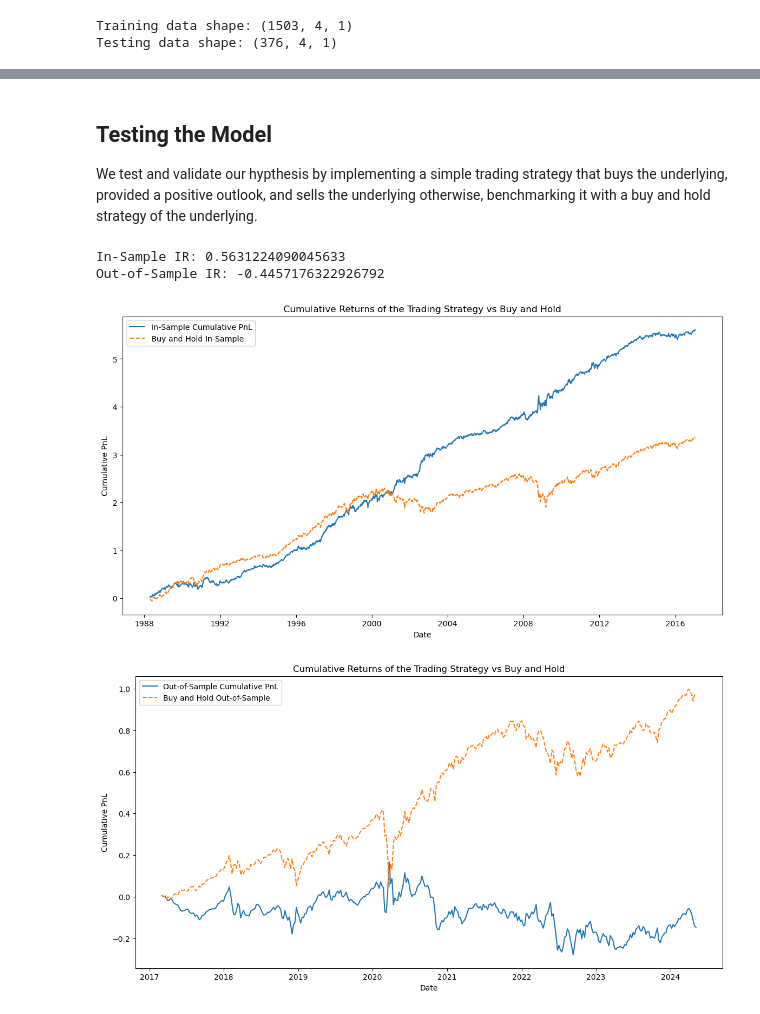
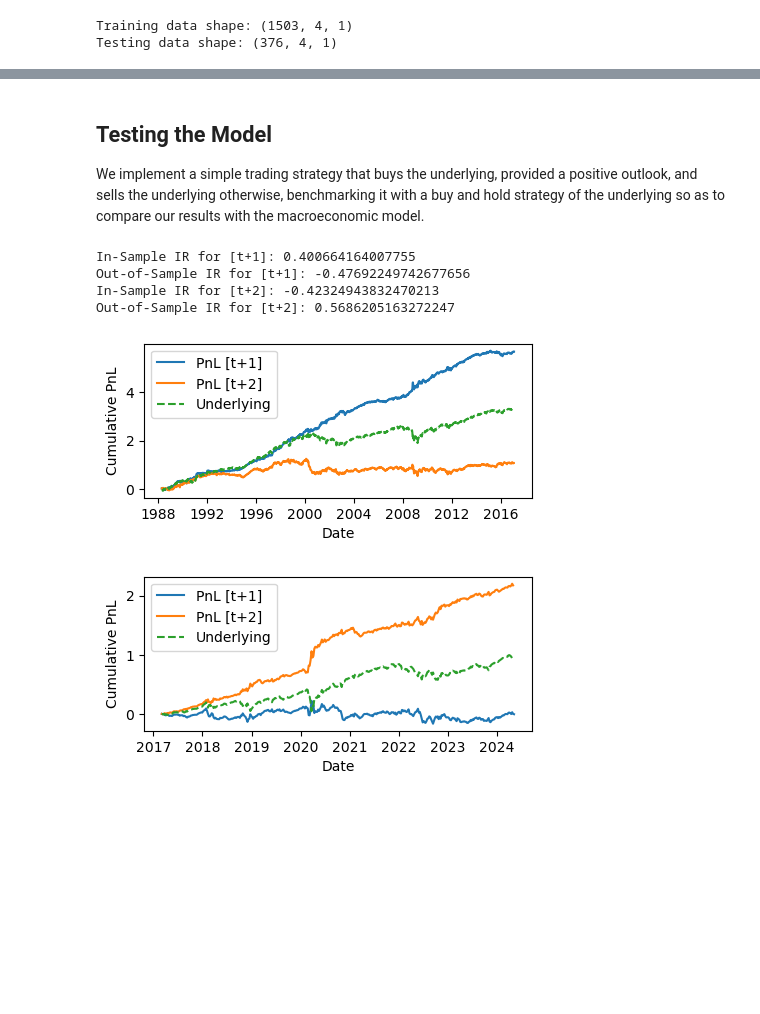
Before and after one commit to dianayjin/ml-based-trading-strategy, a Jupyter notebook: notebooks/1.3-dj-model-comparison.ipynb, the cells around one changed output, grey strips where cells are left out. Saved outputs shown, nothing was run; the diff lists cells and outputs as text; code cells hidden in the pictures; blank space fills up the shorter version.

Commit message:
finalization and results output

```diff
--- a/notebooks/1.3-dj-model-comparison.ipynb
+++ b/notebooks/1.3-dj-model-comparison.ipynb
@@ -213,7 +214,7 @@ Cross-Validation R2: 0.28943192685062147
 # %% [markdown]
 ## Testing the Model
 
-We test and validate our hypthesis by implementing a simple trading strategy that buys the underlying, provided a positive outlook, and sells the underlying otherwise, benchmarking it with a buy and hold strategy of the underlying.
+We implement a simple trading strategy that buys the underlying, provided a positive outlook, and sells the underlying otherwise, benchmarking it with a buy and hold strategy of the underlying so as to compare our results with the macroeconomic model.
 # %%
 # load raw market data
 data = pd.read_excel(os.path.join('..', 'data', 'raw', 'market_data.xlsx'), usecols=['Date', 'PE', 'CPI', 'M2', '_MKT'])
@@ -232,30 +233,40 @@ train_signals = train_signals[1:]
 test_signals = test_signals[1:]
 
 # returns
-def calculate_pnl(signals, returns):
+def calculate_pnl1(signals, returns):
     return signals * returns  # PnL
-
+# check robustness to implementation delay
+def calculate_pnl2(signals, returns):
+    return signals[1:] * returns[:-1]
 # market returns
 market_returns_train = data['_MKT'].iloc[:train_size].pct_change().dropna().values
 market_returns_test = data['_MKT'].iloc[train_size+lag:].pct_change().dropna().values
 
-train_pnl = calculate_pnl(train_signals, market_returns_train)
-test_pnl = calculate_pnl(test_signals, market_returns_test)
+train_pnl1 = calculate_pnl1(train_signals, market_returns_train)
+train_pnl2 = calculate_pnl2(train_signals, market_returns_train)
+test_pnl1 = calculate_pnl1(test_signals, market_returns_test)
+test_pnl2 = calculate_pnl2(test_signals, market_returns_test)
 
 # cumulative returns
-train_cumulative_pnl = np.cumsum(train_pnl[1:])
-test_cumulative_pnl = np.cumsum(test_pnl[1:])
+train_cumulative_pnl1 = np.cumsum(train_pnl1)
+test_cumulative_pnl1 = np.cumsum(test_pnl1)
+train_cumulative_pnl2 = np.cumsum(train_pnl2)
+test_cumulative_pnl2 = np.cumsum(test_pnl2)
 
 # IR
 def calculate_ir(pnl, market_returns):
-    excess_returns = pnl - market_returns[:len(pnl)]
+    excess_returns = pnl - market_returns
     return (np.mean(excess_returns) / np.std(excess_returns)) * np.sqrt(52)  # Annualized IR
 
-train_ir = calculate_ir(train_pnl[1:], market_returns_train[1:])
-test_ir = calculate_ir(test_pnl[1:], market_returns_test[1:])
+train_ir1 = calculate_ir(train_pnl1, market_returns_train)
+test_ir1 = calculate_ir(test_pnl1, market_returns_test)
+train_ir2 = calculate_ir(train_pnl2, market_returns_train[:-1])
+test_ir2 = calculate_ir(test_pnl2, market_returns_test[:-1])
 
-print(f'In-Sample IR: {train_ir}')
-print(f'Out-of-Sample IR: {test_ir}')
+print(f'In-Sample IR for [t+1]: {train_ir1}')
+print(f'Out-of-Sample IR for [t+1]: {test_ir1}')
+print(f'In-Sample IR for [t+2]: {train_ir2}')
+print(f'Out-of-Sample IR for [t+2]: {test_ir2}')
 
 # underlying strategy returns
 def calculate_buy_and_hold_returns(data, train_size, lag):
@@ -269,29 +280,31 @@ def calculate_buy_and_hold_returns(data, train_size, lag):
 
 bh_cumulative_returns_train, bh_cumulative_returns_test = calculate_buy_and_hold_returns(data, train_size, lag)
 # %% [output]
-In-Sample IR: 0.5631224090045633
-Out-of-Sample IR: -0.4457176322926792
+In-Sample IR for [t+1]: 0.400664164007755
+Out-of-Sample IR for [t+1]: -0.47692249742677656
+In-Sample IR for [t+2]: -0.42324943832470213
+Out-of-Sample IR for [t+2]: 0.5686205163272247
 # %%
 # plot
-plt.figure(figsize=(14, 7))
-plt.plot(data.index[:train_size][1:len(train_cumulative_pnl)+1], train_cumulative_pnl, label='In-Sample Cumulative PnL')
-plt.plot(data.index[:train_size][1:len(bh_cumulative_returns_train)+1], bh_cumulative_returns_train, label='Buy and Hold In-Sample', linestyle='--')
+plt.figure(figsize=(5, 2))
+plt.plot(data.index[:train_size][1:len(train_cumulative_pnl1)+1], train_cumulative_pnl1, label='PnL [t+1]')
+plt.plot(data.index[:train_size][1:len(train_cumulative_pnl2)+1], train_cumulative_pnl2, label='PnL [t+2]')
+plt.plot(data.index[:train_size][1:len(bh_cumulative_returns_train)+1], bh_cumulative_returns_train, label='Underlying', linestyle='--')
 plt.xlabel('Date')
 plt.ylabel('Cumulative PnL')
-plt.title('Cumulative Returns of the Trading Strategy vs Buy and Hold')
 plt.legend()
 plt.show()
 # %% [output]
-[figure, old version]
+[figure, new version]
 # %%
 # plot
-plt.figure(figsize=(14, 7))
-plt.plot(data.index[train_size+lag:][1:len(test_cumulative_pnl)+1], test_cumulative_pnl, label='Out-of-Sample Cumulative PnL')
-plt.plot(data.index[train_size+lag:][1:len(bh_cumulative_returns_test)+1], bh_cumulative_returns_test, label='Buy and Hold Out-of-Sample', linestyle='--')
+plt.figure(figsize=(5, 2))
+plt.plot(data.index[train_size+lag:][1:len(test_cumulative_pnl1)+1], test_cumulative_pnl1, label='PnL [t+1]')
+plt.plot(data.index[train_size+lag:][1:len(test_cumulative_pnl2)+1], test_cumulative_pnl2, label='PnL [t+2]')
+plt.plot(data.index[train_size+lag:][1:len(bh_cumulative_returns_test)+1], bh_cumulative_returns_test, label='Underlying', linestyle='--')
 plt.xlabel('Date')
 plt.ylabel('Cumulative PnL')
-plt.title('Cumulative Returns of the Trading Strategy vs Buy and Hold')
 plt.legend()
 plt.show()
 # %% [output]
-[figure, old version]
+[figure, new version]
```
Also changed, not shown: parts of 7 cells of this notebook, 5 other files.
